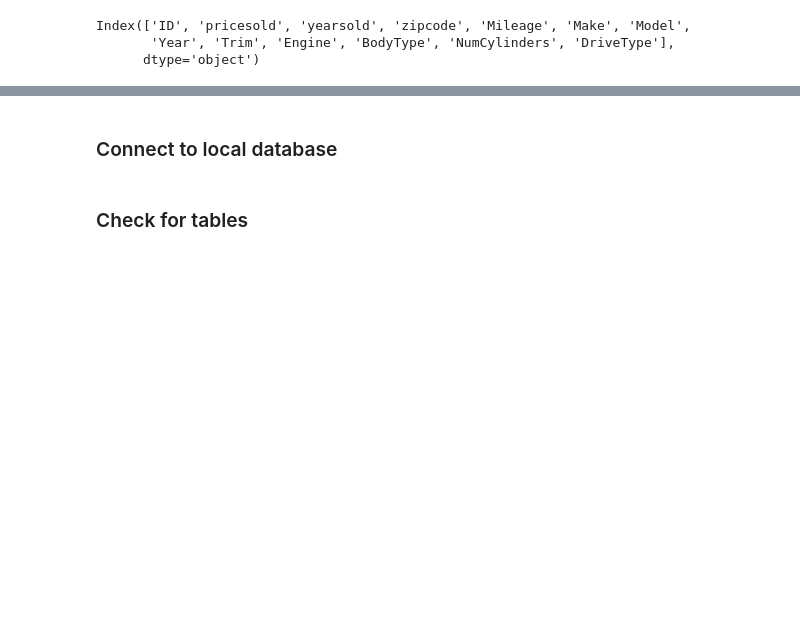
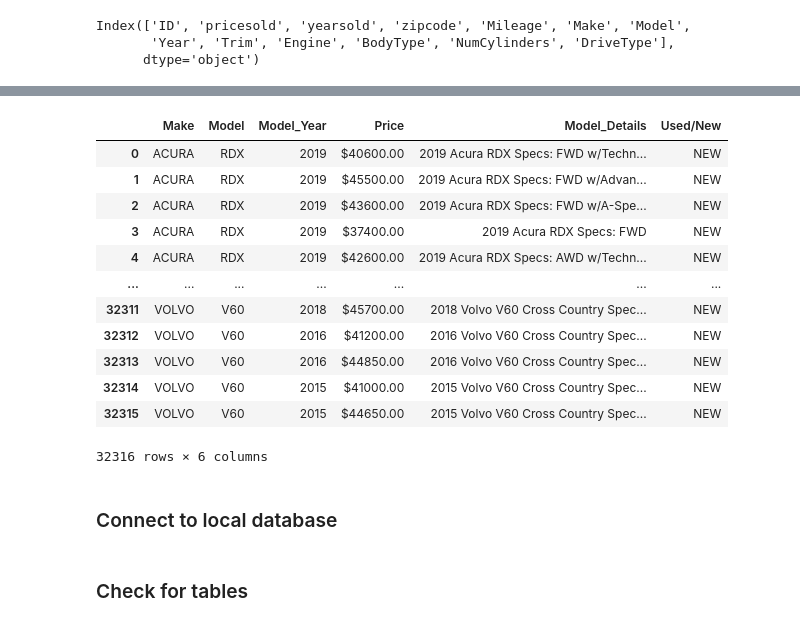
Before and after one commit to KaizaM/Car-Price-Comparison, a Jupyter notebook: Data_ETL.ipynb, the cells around one changed output, grey strips where cells are left out. Cells and saved outputs as stored; diff of their text form; code cells hidden in the pictures; blank space fills up the shorter version.

```diff
--- a/Data_ETL.ipynb
+++ b/Data_ETL.ipynb
@@ -139,0 +166,5 @@ used_cars_cleaned.head()
+# %%
+new_cars_cleaned['MSRP'] = new_cars_cleaned['MSRP'].str.replace(',','')
+new_cars_cleaned['MSRP'] = new_cars_cleaned['MSRP'].str.replace('$','')
+
+new_cars_cleaned.head()
@@ -139,0 +188,4 @@ used_cars_cleaned.head()
+# %%
+new_cars_cleaned['MSRP'] = new_cars_cleaned['MSRP'].astype(float)
+new_cars_cleaned['MSRP'] = new_cars_cleaned['MSRP'].apply(format)
+new_cars_cleaned.head()
@@ -140,3 +272,23 @@ used_cars_cleaned.head()
+# %%
+new_cars_cleaned = new_cars_cleaned.rename(columns={"Model_Specific":"Model", "MSRP":"Price", "Model":"Model_Details"})
+new_cars_cleaned['Used/New'] = 'NEW'
+new_cars_cleaned['Make'] = new_cars_cleaned['Make'].str.upper()
+new_cars_cleaned['Model'] = new_cars_cleaned['Model'].str.upper()
+new_cars_cleaned
+# %% [output]
+|  | Make | Model | Model_Year | Price | Model_Details | Used/New |
+| 0 | ACURA | RDX | 2019 | $40600.00 | 2019 Acura RDX Specs: FWD w/Techn... | NEW |
+| 1 | ACURA | RDX | 2019 | $45500.00 | 2019 Acura RDX Specs: FWD w/Advan... | NEW |
+| 2 | ACURA | RDX | 2019 | $43600.00 | 2019 Acura RDX Specs: FWD w/A-Spe... | NEW |
+| 3 | ACURA | RDX | 2019 | $37400.00 | 2019 Acura RDX Specs: FWD | NEW |
+| 4 | ACURA | RDX | 2019 | $42600.00 | 2019 Acura RDX Specs: AWD w/Techn... | NEW |
+| ... | ... | ... | ... | ... | ... | ... |
+| 32311 | VOLVO | V60 | 2018 | $45700.00 | 2018 Volvo V60 Cross Country Spec... | NEW |
+| 32312 | VOLVO | V60 | 2016 | $41200.00 | 2016 Volvo V60 Cross Country Spec... | NEW |
+| 32313 | VOLVO | V60 | 2016 | $44850.00 | 2016 Volvo V60 Cross Country Spec... | NEW |
+| 32314 | VOLVO | V60 | 2015 | $41000.00 | 2015 Volvo V60 Cross Country Spec... | NEW |
+| 32315 | VOLVO | V60 | 2015 | $44650.00 | 2015 Volvo V60 Cross Country Spec... | NEW |
+32316 rows × 6 columns
 # %% [markdown]
 ### Connect to local database
 # %%
```
Also changed, not shown: parts of 25 cells of this notebook.
